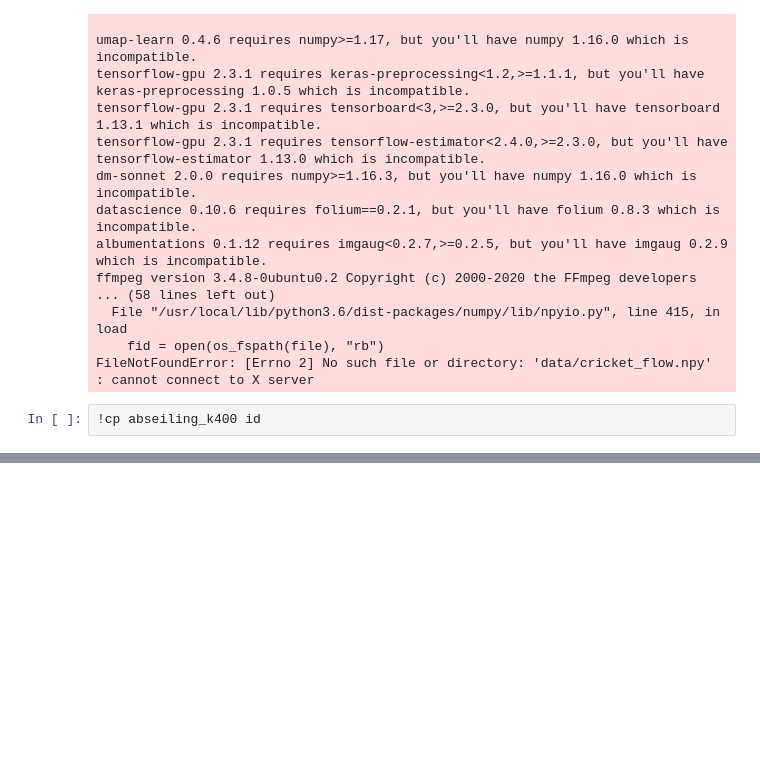
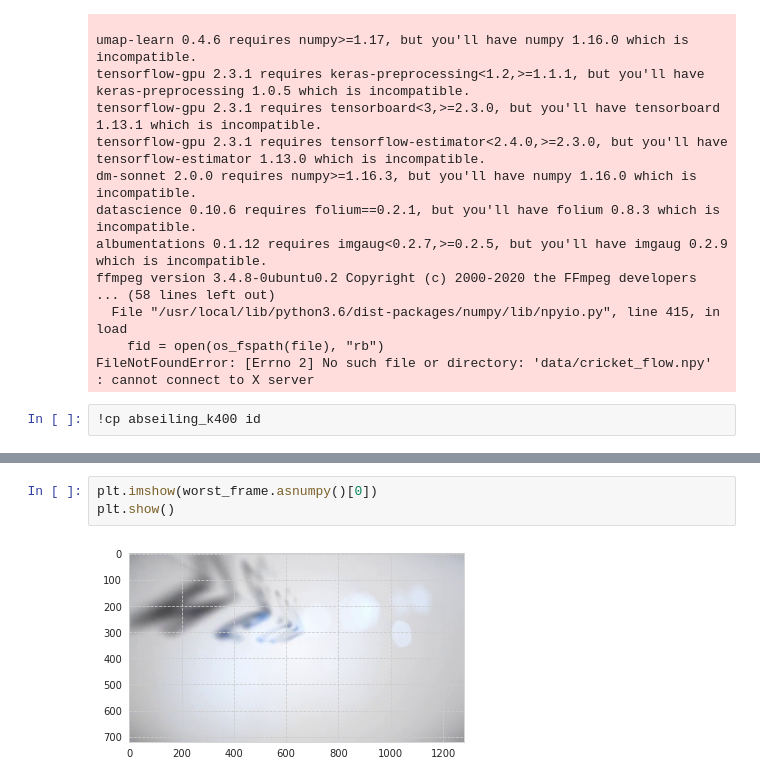
Before and after one commit to CogNeuroUR/frame-by-frame, a Jupyter notebook: video_frame_extractor.ipynb, the cells around one changed output, grey strips where cells are left out. Saved outputs shown, nothing was run; the diff lists cells and outputs as text; blank space fills up the shorter version.

```diff
--- a/video_frame_extractor_v0_1_2.ipynb
+++ b/video_frame_extractor.ipynb
@@ -787,0 +814,5 @@ FileNotFoundError: [Errno 2] No such file or directory: 'data/cricket_flow.npy'
+# %%
+plt.imshow(worst_frame.asnumpy()[0])
+plt.show()
+# %% [output]
+[figure, added]
```
Also changed, not shown: parts of 38 cells of this notebook, 5 other files.
